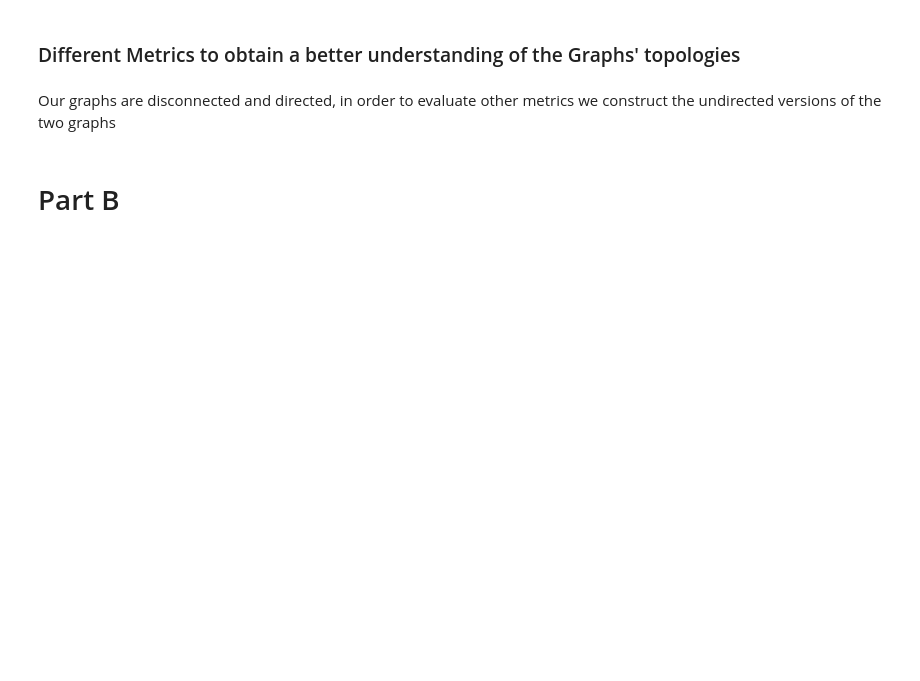
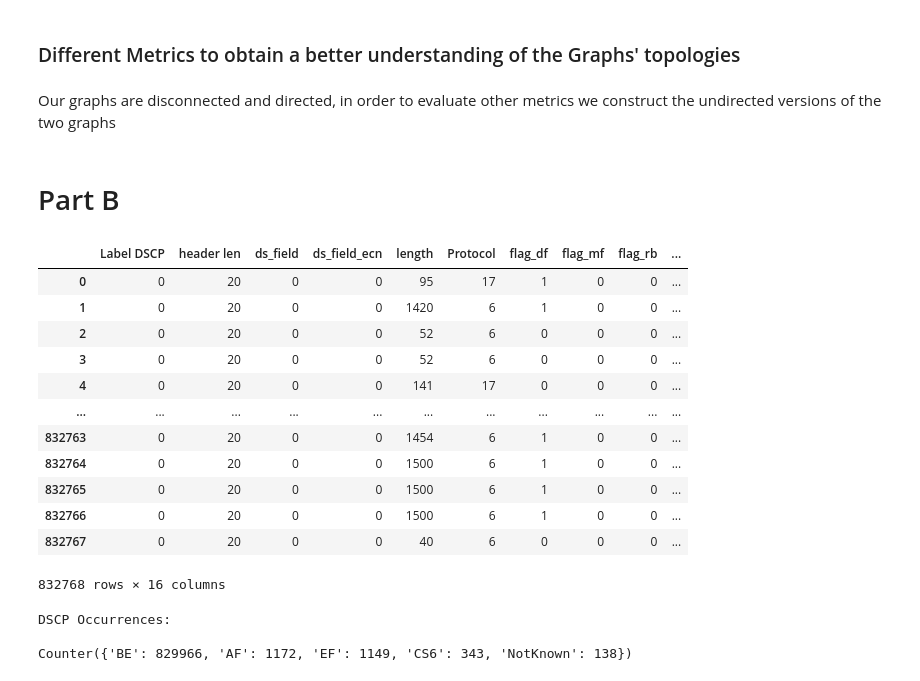
Before and after one commit to ericrubia99/NBD_Lab, a Jupyter notebook: Project.ipynb, the cells around one changed output. Cells and saved outputs as stored; diff of their text form; code cells hidden in the pictures; blank space fills up the shorter version.

```diff
--- a/Project.ipynb
+++ b/Project.ipynb
@@ -838,0 +859,54 @@ plt.show()
+# %%
+dataFrame
+dataFrame["Label DSCP"] = pd.to_numeric(dataFrame["Label DSCP"])
+# %% [output]
+|  | Label DSCP | header len | ds_field | ds_field_ecn | length | Protocol | flag_df | flag_mf | flag_rb | ... |
+| 0 | 0 | 20 | 0 | 0 | 95 | 17 | 1 | 0 | 0 | ... |
+| 1 | 0 | 20 | 0 | 0 | 1420 | 6 | 1 | 0 | 0 | ... |
+| 2 | 0 | 20 | 0 | 0 | 52 | 6 | 0 | 0 | 0 | ... |
+| 3 | 0 | 20 | 0 | 0 | 52 | 6 | 0 | 0 | 0 | ... |
+| 4 | 0 | 20 | 0 | 0 | 141 | 17 | 0 | 0 | 0 | ... |
+| ... | ... | ... | ... | ... | ... | ... | ... | ... | ... | ... |
+| 832763 | 0 | 20 | 0 | 0 | 1454 | 6 | 1 | 0 | 0 | ... |
+| 832764 | 0 | 20 | 0 | 0 | 1500 | 6 | 1 | 0 | 0 | ... |
+| 832765 | 0 | 20 | 0 | 0 | 1500 | 6 | 1 | 0 | 0 | ... |
+| 832766 | 0 | 20 | 0 | 0 | 1500 | 6 | 1 | 0 | 0 | ... |
+| 832767 | 0 | 20 | 0 | 0 | 40 | 6 | 0 | 0 | 0 | ... |
+832768 rows × 16 columns
+# %%
+dscp_tab = {0: "BE",
+            8: "Priority",
+            10: "Priority",
+            12: "Priority",
+            14: "Priority",
+            16: "Immediate",
+            18: "Immediate",
+            20: "Immediate",
+            22: "Immediate",
+            24: "Flash voice",
+            26: "Flash voice",
+            28: "Flash voice",
+            30: "Flash voice",
+            32: "Flash Override",
+            34: "Flash Override",
+            36: "Flash Override",
+            38: "Flash Override",
+            40: "Critical voice RTP",
+            46: "Critical voice RTP",
+            48: "Internetwork control",
+            56: "Network Control"
+            }
+
+dataFrame = dataFrame.replace({'Label DSCP': dscp_tab})
+dataFrame = dataFrame.replace({'Label DSCP': {"Priority":"AF","Immediate":"AF","Flash voice":"AF",
+                                "Flash Override":"AF","Critical voice RTP":"EF",
+                                 "Internetwork control":"CS6","Network Control":"CS6",
+                                 4:"NotKnown",2:"NotKnown",6:"NotKnown",7:"NotKnown",
+                                 1:"NotKnown",41:"EF",42:"EF",43:"EF",44:"EF",45:"EF",49:"NotKnown",54:"NotKnown",11:"NotKnown",50:"NotKnown",29:"NotKnown"}})
+
+print("DSCP Occurrences: \n")
+print(Counter(dataFrame["Label DSCP"]))
+# %% [output]
+DSCP Occurrences:
+
+Counter({'BE': 829966, 'AF': 1172, 'EF': 1149, 'CS6': 343, 'NotKnown': 138})
```
Also changed, not shown: parts of 5 cells of this notebook.
